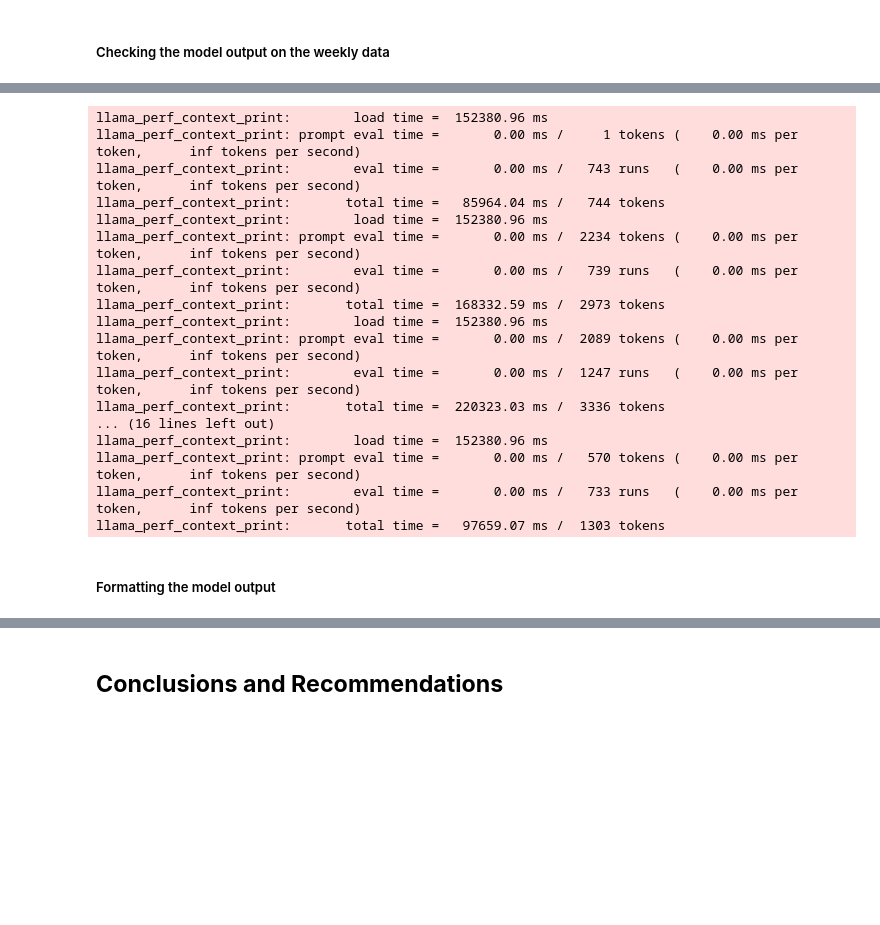
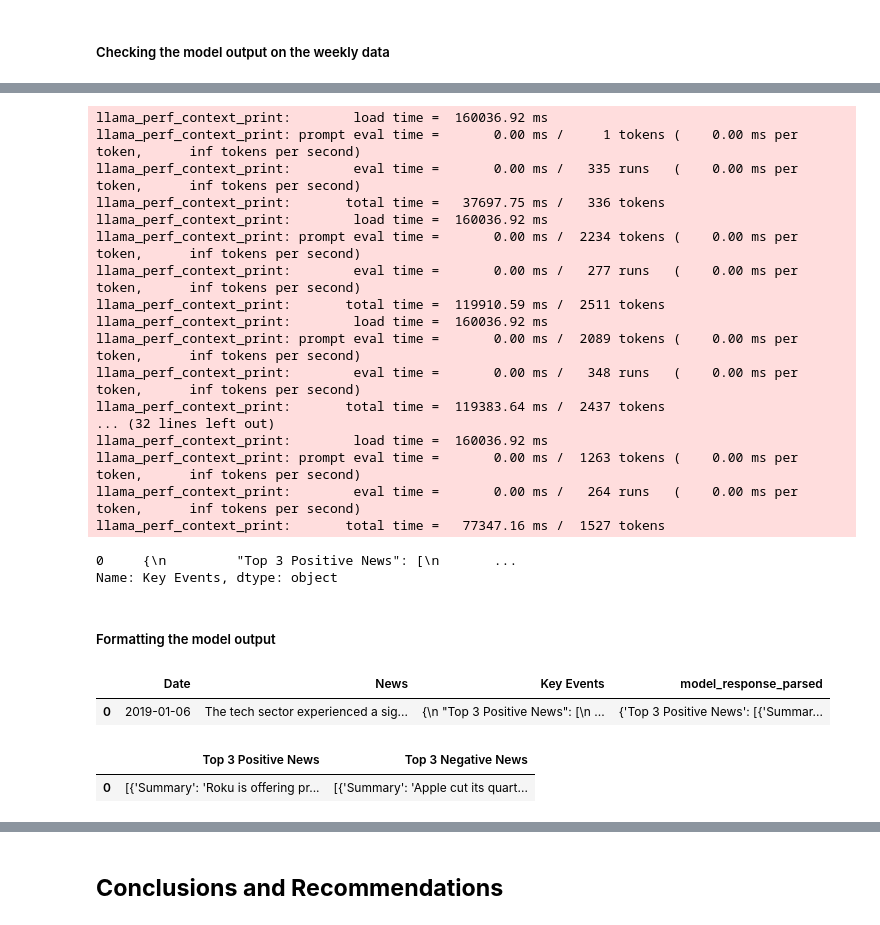
Before and after one commit to anirbanbagchi1979/aiml, a Jupyter notebook: UT-Austin-PGP/StockMarketNews/Anirban_NLP_Project_Full_Code.ipynb, the cells around one changed output, grey strips where cells are left out. Drawn from its saved outputs; the diff is of its cells as text; code cells hidden in the pictures; blank space fills up the shorter version.

Commit message:
Fixed Prompt

```diff
--- a/UT-Austin-PGP/StockMarketNews/Anirban_NLP_Project_Full_Code.ipynb
+++ b/UT-Austin-PGP/StockMarketNews/Anirban_NLP_Project_Full_Code.ipynb
@@ -1235,10 +1333,10 @@ def response_mistral_1(prompt, news):
       News Articles: {news}
       [/INST]
       """,
-        max_tokens=4500,  # Complete the code to set the maximum number of tokens the model should generate for this task.
+        max_tokens=1024,  # Complete the code to set the maximum number of tokens the model should generate for this task.
         temperature=0,  # Complete the code to set the value for temperature.
-        top_p=0,  # Complete the code to set the value for top_p
-        top_k=1,  # Complete the code to set the value for top_k
+        top_p=0.95,  # Complete the code to set the value for top_p
+        top_k=50,  # Complete the code to set the value for top_k
         echo=False,
     )
 
@@ -1260,6 +1363,11 @@ news
 # %%
-#Complete the code to define the prompt for this task
+# Complete the code to define the prompt for this task
 prompt = """
-    Be a newscaster
+  process this news article and extract Top 3 Positive News and Top 3 Negative News in summarized form.
+  Convert the reply to a JSON format like this
+   "Top 3 Positive News": [
+           {
+             "Summary": "Roku is following Amazon's successful Channels business model by offering premium video channels on a subscription basis through its free streaming service."
+           }
 """
 # %%
@@ -1291,2 +1416,5 @@ Wall time: 3min 53s
 # %% [markdown]
 ##### Checking the model output on the weekly data
+# %%
+# data_2 = data_1[:1]
+data_2 = data_1
@@ -1293,32 +1427,43 @@ Wall time: 3min 53s
 # %%
 %%time
-data_1['Key Events'] = data_1['News'].progress_apply(lambda x: response_mistral_1(prompt,x))
+data_2['Key Events'] = data_2['News'].progress_apply(lambda x: response_mistral_1(prompt,x))
 # %% [output]
-llama_perf_context_print:        load time =  152380.96 ms
+llama_perf_context_print:        load time =  160036.92 ms
 llama_perf_context_print: prompt eval time =       0.00 ms /     1 tokens (    0.00 ms per token,      inf tokens per second)
-llama_perf_context_print:        eval time =       0.00 ms /   743 runs   (    0.00 ms per token,      inf tokens per second)
-llama_perf_context_print:       total time =   85964.04 ms /   744 tokens
-llama_perf_context_print:        load time =  152380.96 ms
+llama_perf_context_print:        eval time =       0.00 ms /   335 runs   (    0.00 ms per token,      inf tokens per second)
+llama_perf_context_print:       total time =   37697.75 ms /   336 tokens
+llama_perf_context_print:        load time =  160036.92 ms
 llama_perf_context_print: prompt eval time =       0.00 ms /  2234 tokens (    0.00 ms per token,      inf tokens per second)
-llama_perf_context_print:        eval time =       0.00 ms /   739 runs   (    0.00 ms per token,      inf tokens per second)
-llama_perf_context_print:       total time =  168332.59 ms /  2973 tokens
-llama_perf_context_print:        load time =  152380.96 ms
+llama_perf_context_print:        eval time =       0.00 ms /   277 runs   (    0.00 ms per token,      inf tokens per second)
+llama_perf_context_print:       total time =  119910.59 ms /  2511 tokens
+llama_perf_context_print:        load time =  160036.92 ms
 llama_perf_context_print: prompt eval time =       0.00 ms /  2089 tokens (    0.00 ms per token,      inf tokens per second)
-llama_perf_context_print:        eval time =       0.00 ms /  1247 runs   (    0.00 ms per token,      inf tokens per second)
-llama_perf_context_print:       total time =  220323.03 ms /  3336 tokens
-... (16 lines left out)
-llama_perf_context_print:        load time =  152380.96 ms
-llama_perf_context_print: prompt eval time =       0.00 ms /   570 tokens (    0.00 ms per token,      inf tokens per second)
-llama_perf_context_print:        eval time =       0.00 ms /   733 runs   (    0.00 ms per token,      inf tokens per second)
-llama_perf_context_print:       total time =   97659.07 ms /  1303 tokens
+llama_perf_context_print:        eval time =       0.00 ms /   348 runs   (    0.00 ms per token,      inf tokens per second)
+llama_perf_context_print:       total time =  119383.64 ms /  2437 tokens
+... (32 lines left out)
+llama_perf_context_print:        load time =  160036.92 ms
+llama_perf_context_print: prompt eval time =       0.00 ms /  1263 tokens (    0.00 ms per token,      inf tokens per second)
+llama_perf_context_print:        eval time =       0.00 ms /   264 runs   (    0.00 ms per token,      inf tokens per second)
+llama_perf_context_print:       total time =   77347.16 ms /  1527 tokens
 # %%
-data_1["Key Events"].head(5) #Complete the code to print the first 5 rows of the 'Key_Events' column
+data_2["Key Events"].head(
+    5
+)  # Complete the code to print the first 5 rows of the 'Key_Events' column
+# %% [output]
+0     {\n         "Top 3 Positive News": [\n       ...
+Name: Key Events, dtype: object
 # %% [markdown]
 ##### Formatting the model output
 # %%
-data_1['model_response_parsed'] = data_1['Key Events'].apply(extract_json_data)
-data_1.head()
+data_2["model_response_parsed"] = data_2["Key Events"].apply(extract_json_data)
+data_2.head()
+# %% [output]
+|  | Date | News | Key Events | model_response_parsed |
+| 0 | 2019-01-06 | The tech sector experienced a sig... | {\n "Top 3 Positive News": [\n ... | {'Top 3 Positive News': [{'Summar... |
 # %%
-model_response_parsed = pd.json_normalize(data_1['model_response_parsed'])
+model_response_parsed = pd.json_normalize(data_2["model_response_parsed"])
 model_response_parsed.head()
+# %% [output]
+|  | Top 3 Positive News | Top 3 Negative News |
+| 0 | [{'Summary': 'Roku is offering pr... | [{'Summary': 'Apple cut its quart... |
 # %%
```
Also changed, not shown: parts of 68 cells of this notebook.
